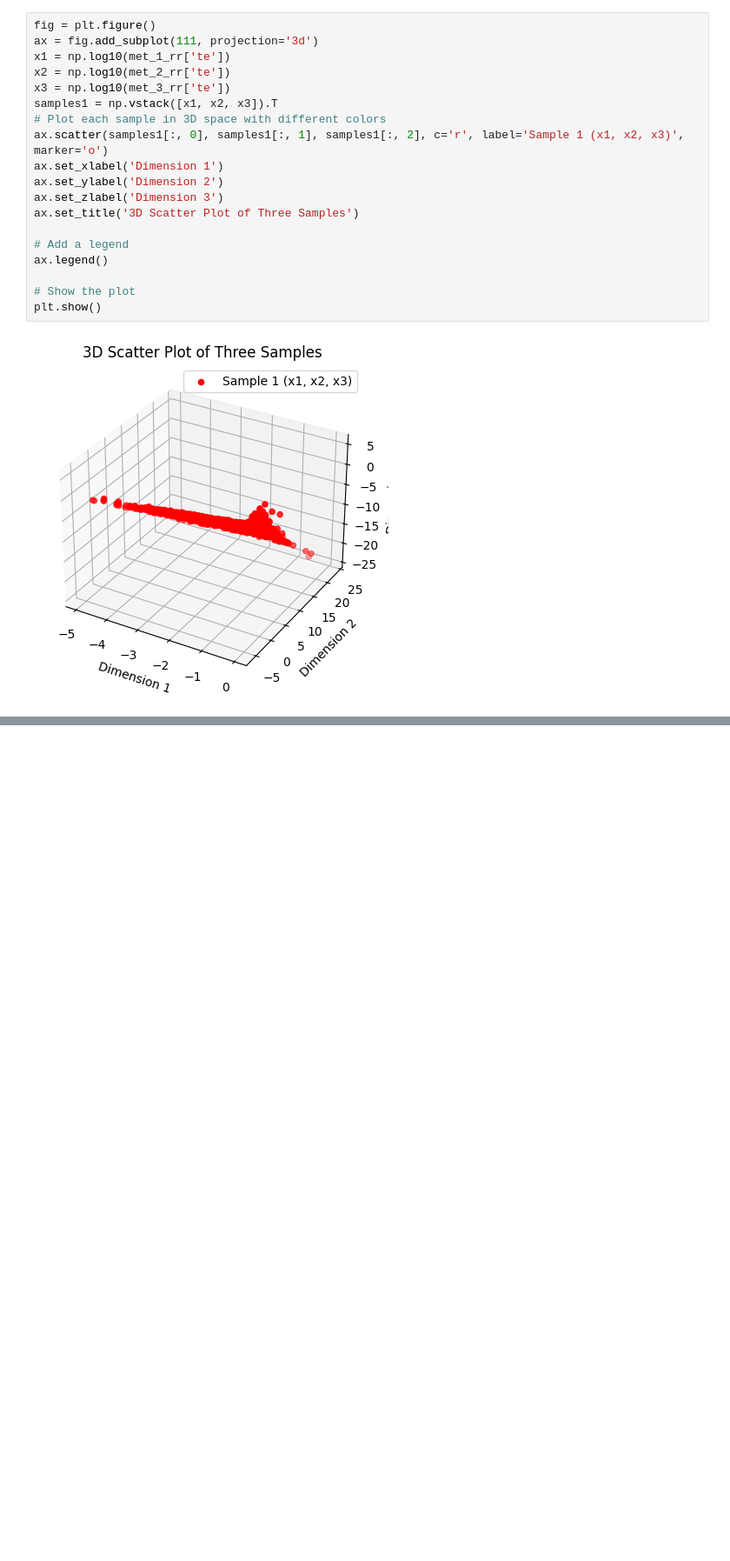
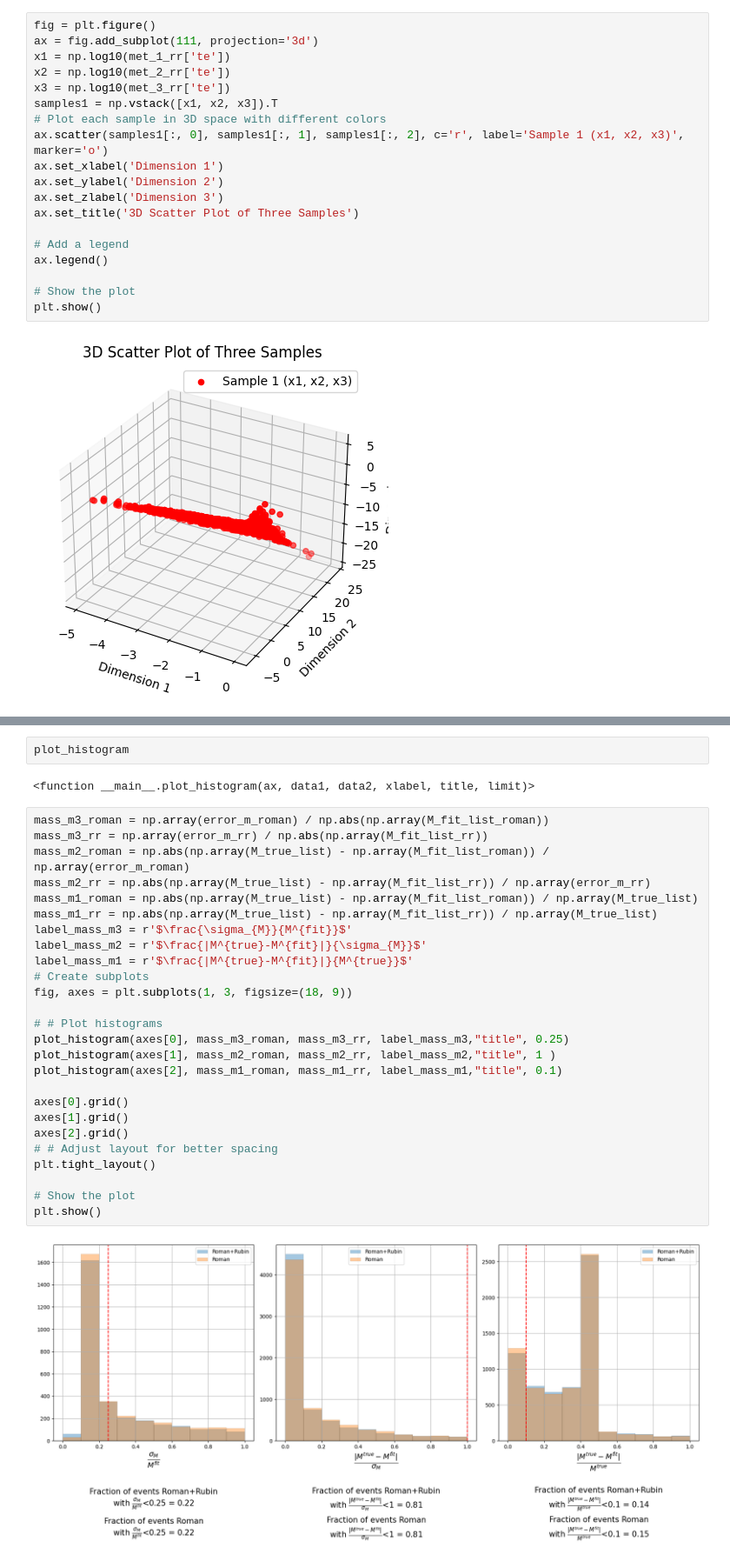
Before and after one commit to anibal-art/roman_rubin, a Jupyter notebook: notebooks/Binary_Lens_results.ipynb, the cells around one changed output, grey strips where cells are left out. Shown at 87% size. Saved outputs shown, nothing was run; the diff lists cells and outputs as text; blank space fills up the shorter version.

```diff
--- a/notebooks/Binary_Lens_results.ipynb
+++ b/notebooks/Binary_Lens_results.ipynb
@@ -1187,0 +1260,32 @@ plt.show()
+# %%
+plot_histogram
+# %% [output]
+<function __main__.plot_histogram(ax, data1, data2, xlabel, title, limit)>
+# %%
+mass_m3_roman = np.array(error_m_roman) / np.abs(np.array(M_fit_list_roman))
+mass_m3_rr = np.array(error_m_rr) / np.abs(np.array(M_fit_list_rr))
+mass_m2_roman = np.abs(np.array(M_true_list) - np.array(M_fit_list_roman)) / np.array(error_m_roman)
+mass_m2_rr = np.abs(np.array(M_true_list) - np.array(M_fit_list_rr)) / np.array(error_m_rr)
+mass_m1_roman = np.abs(np.array(M_true_list) - np.array(M_fit_list_roman)) / np.array(M_true_list)
+mass_m1_rr = np.abs(np.array(M_true_list) - np.array(M_fit_list_rr)) / np.array(M_true_list)
+label_mass_m3 = r'$\frac{\sigma_{M}}{M^{fit}}$'
+label_mass_m2 = r'$\frac{|M^{true}-M^{fit}|}{\sigma_{M}}$'
+label_mass_m1 = r'$\frac{|M^{true}-M^{fit}|}{M^{true}}$'
+# Create subplots
+fig, axes = plt.subplots(1, 3, figsize=(18, 9))
+
+# # Plot histograms
+plot_histogram(axes[0], mass_m3_roman, mass_m3_rr, label_mass_m3,"title", 0.25)
+plot_histogram(axes[1], mass_m2_roman, mass_m2_rr, label_mass_m2,"title", 1 )
+plot_histogram(axes[2], mass_m1_roman, mass_m1_rr, label_mass_m1,"title", 0.1)
+
+axes[0].grid()
+axes[1].grid()
+axes[2].grid()
+# # Adjust layout for better spacing
+plt.tight_layout()
+
+# Show the plot
+plt.show()
+# %% [output]
+[figure, added]
```
Also changed, not shown: parts of 5 cells of this notebook, 1 other file.
